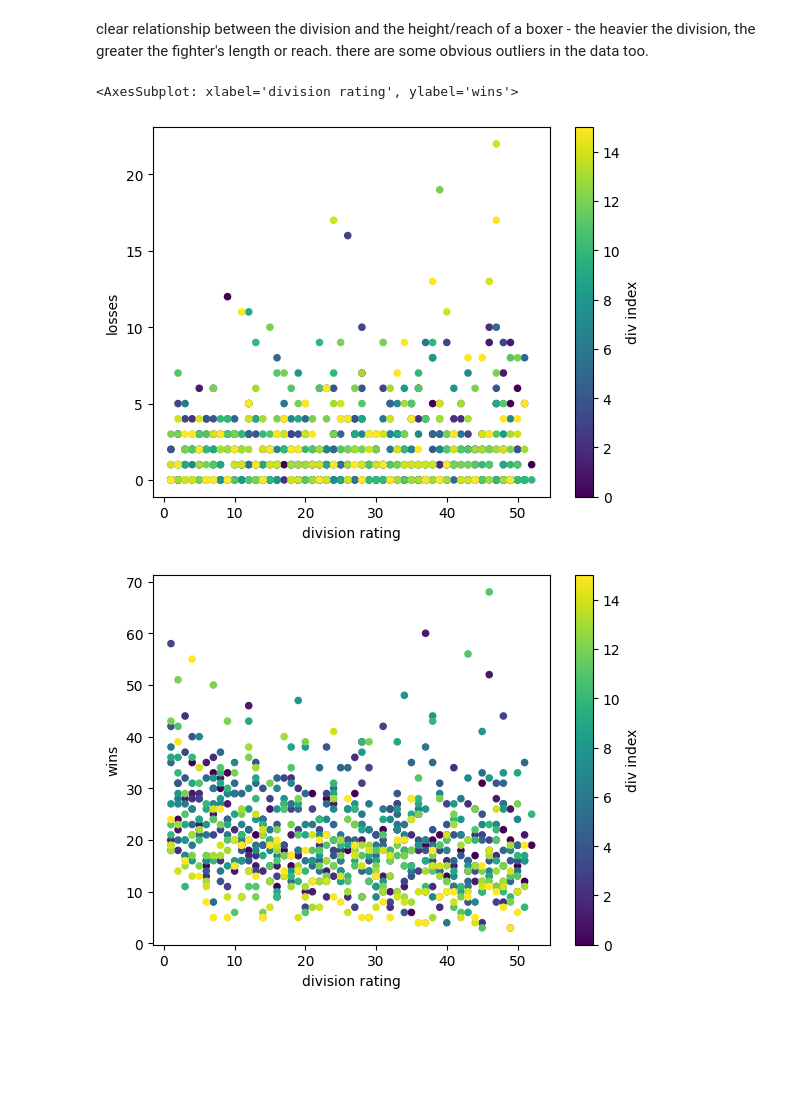
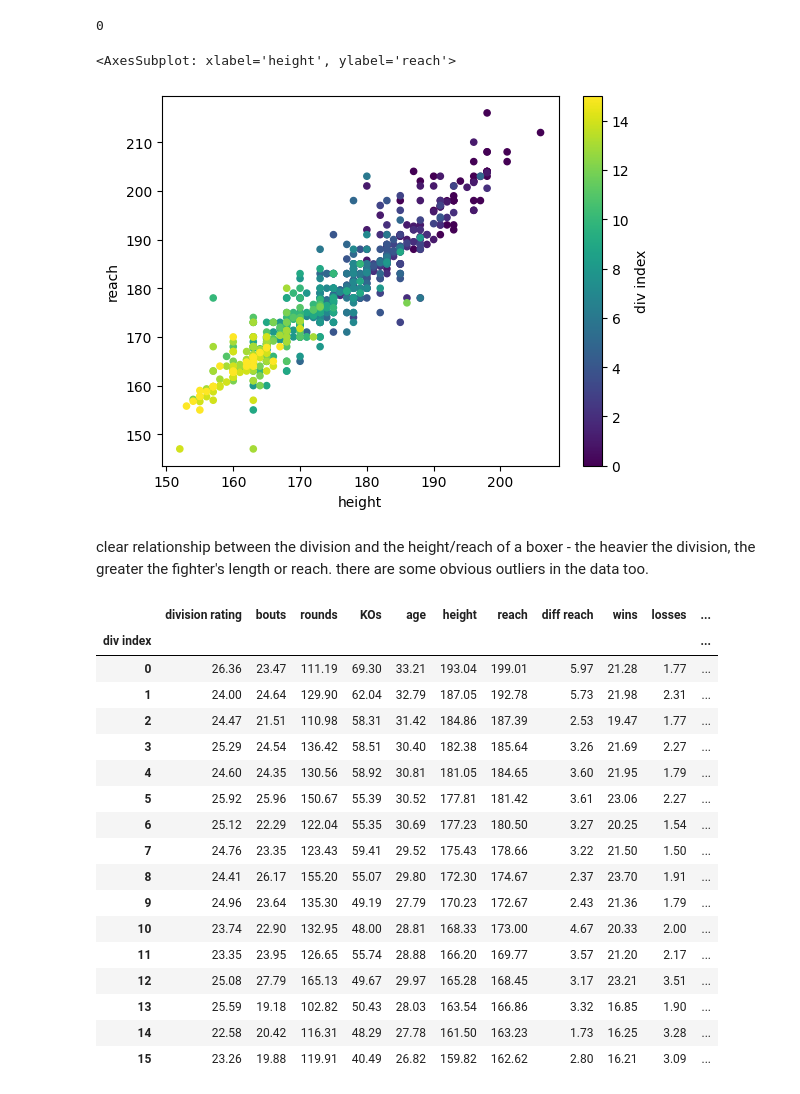
Before and after one commit to smbalf/boxrec-analysis, a Jupyter notebook: main_analysis.ipynb, the cells around one changed output. Cells and saved outputs as stored; diff of their text form; code cells hidden in the pictures; blank space fills up the shorter version.

```diff
--- a/main_analysis.ipynb
+++ b/main_analysis.ipynb
@@ -104,0 +87,4 @@ ds.plot.scatter(x='height', y='reach', c='div index', colormap='viridis')
+# %%
+new_ds.reach.isnull().sum()
+# %% [output]
+0
@@ -105,9 +104,31 @@ ds.plot.scatter(x='height', y='reach', c='div index', colormap='viridis')
+# %%
+new_ds.plot.scatter(x='height', y='reach', c='div index', colormap='viridis')
+# %% [output]
+<AxesSubplot: xlabel='height', ylabel='reach'>
+[figure, added]
 # %% [markdown]
 clear relationship between the division and the height/reach of a boxer - the heavier the division, the greater the fighter's length or reach. there are some obvious outliers in the data too.
-# %%
-ds.plot.scatter(x='division rating', y='losses', c='div index', colormap='viridis')
-ds.plot.scatter(x='division rating', y='wins', c='div index', colormap='viridis')
-# %% [output]
-<AxesSubplot: xlabel='division rating', ylabel='wins'>
-[figure, removed]
-[figure, removed]
+# %%
+average_by_division = new_ds.groupby(['div index']).mean(numeric_only=True).round(2)
+average_everything_numeric = new_ds.mean(numeric_only=True).round(2)
+
+average_by_division
+# %% [output]
+|  | division rating | bouts | rounds | KOs | age | height | reach | diff reach | wins | losses | ... |
+| div index |  |  |  |  |  |  |  |  |  |  | ... |
+| 0 | 26.36 | 23.47 | 111.19 | 69.30 | 33.21 | 193.04 | 199.01 | 5.97 | 21.28 | 1.77 | ... |
+| 1 | 24.00 | 24.64 | 129.90 | 62.04 | 32.79 | 187.05 | 192.78 | 5.73 | 21.98 | 2.31 | ... |
+| 2 | 24.47 | 21.51 | 110.98 | 58.31 | 31.42 | 184.86 | 187.39 | 2.53 | 19.47 | 1.77 | ... |
+| 3 | 25.29 | 24.54 | 136.42 | 58.51 | 30.40 | 182.38 | 185.64 | 3.26 | 21.69 | 2.27 | ... |
+| 4 | 24.60 | 24.35 | 130.56 | 58.92 | 30.81 | 181.05 | 184.65 | 3.60 | 21.95 | 1.79 | ... |
+| 5 | 25.92 | 25.96 | 150.67 | 55.39 | 30.52 | 177.81 | 181.42 | 3.61 | 23.06 | 2.27 | ... |
+| 6 | 25.12 | 22.29 | 122.04 | 55.35 | 30.69 | 177.23 | 180.50 | 3.27 | 20.25 | 1.54 | ... |
+| 7 | 24.76 | 23.35 | 123.43 | 59.41 | 29.52 | 175.43 | 178.66 | 3.22 | 21.50 | 1.50 | ... |
+| 8 | 24.41 | 26.17 | 155.20 | 55.07 | 29.80 | 172.30 | 174.67 | 2.37 | 23.70 | 1.91 | ... |
+| 9 | 24.96 | 23.64 | 135.30 | 49.19 | 27.79 | 170.23 | 172.67 | 2.43 | 21.36 | 1.79 | ... |
+| 10 | 23.74 | 22.90 | 132.95 | 48.00 | 28.81 | 168.33 | 173.00 | 4.67 | 20.33 | 2.00 | ... |
+| 11 | 23.35 | 23.95 | 126.65 | 55.74 | 28.88 | 166.20 | 169.77 | 3.57 | 21.20 | 2.17 | ... |
+| 12 | 25.08 | 27.79 | 165.13 | 49.67 | 29.97 | 165.28 | 168.45 | 3.17 | 23.21 | 3.51 | ... |
+| 13 | 25.59 | 19.18 | 102.82 | 50.43 | 28.03 | 163.54 | 166.86 | 3.32 | 16.85 | 1.90 | ... |
+| 14 | 22.58 | 20.42 | 116.31 | 48.29 | 27.78 | 161.50 | 163.23 | 1.73 | 16.25 | 3.28 | ... |
+| 15 | 23.26 | 19.88 | 119.91 | 40.49 | 26.82 | 159.82 | 162.62 | 2.80 | 16.21 | 3.09 | ... |
```
Also changed, not shown: parts of 40 cells of this notebook.
